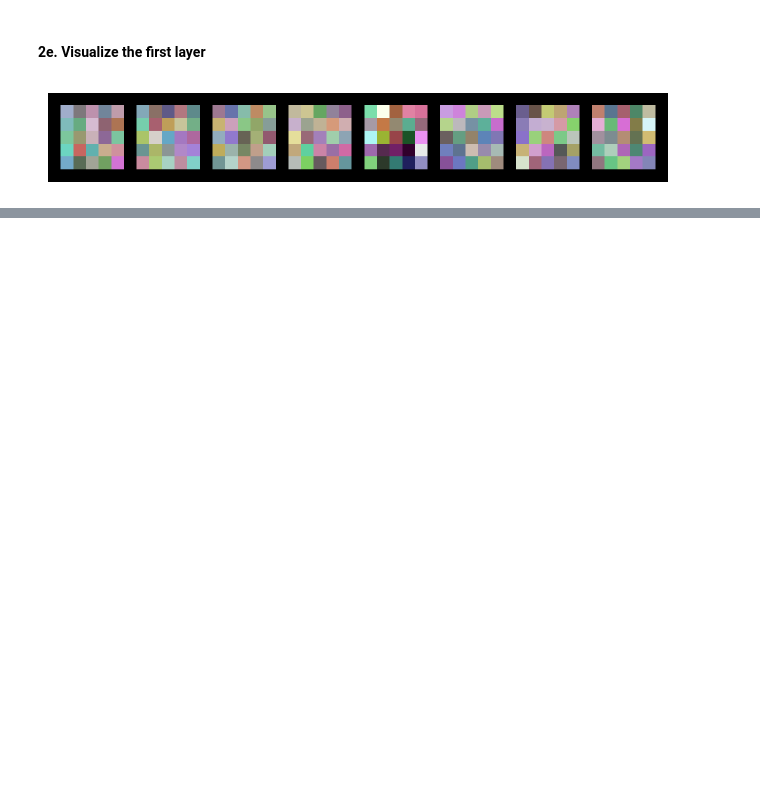
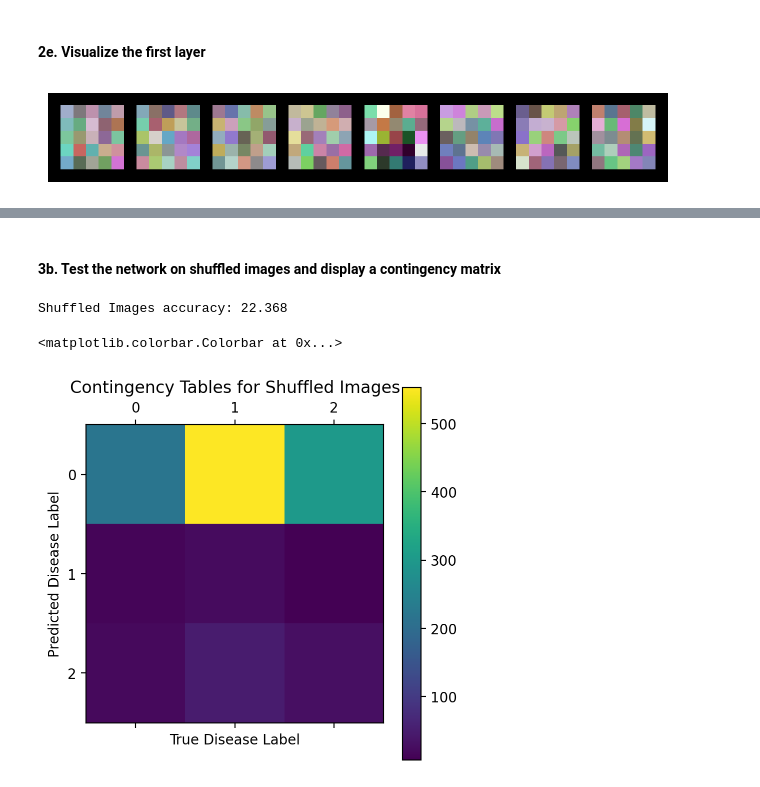
Before and after one commit to AllenJue/Image-Classification-CNN, a Jupyter notebook: Image Classification.ipynb, the cells around one changed output, grey strips where cells are left out. Drawn from its saved outputs; the diff is of its cells as text; code cells hidden in the pictures; blank space fills up the shorter version.

```diff
--- a/Image Classification.ipynb
+++ b/Image Classification.ipynb
@@ -417,0 +452,22 @@ plt.show()
+# %% [markdown]
+#### 3b. Test the network on shuffled images and display a contingency matrix
+# %%
+torch_shuffled_test_images = torch_inputs(shuffled_test_images)
+torch_test_labels = torch_labels(test_labels)
+
+acc, true, pred = test_network(model, torch_shuffled_test_images, torch_test_labels, "Shuffled Images")
+# %% [output]
+Shuffled Images accuracy: 22.368
+# %%
+# create contingency table
+contingency = np.zeros((3, 3))
+for (p, t) in zip(pred, true):
+    contingency[p][t] += 1
+plt.matshow(contingency)
+plt.title("Contingency Tables for Shuffled Images")
+plt.xlabel("True Disease Label")
+plt.ylabel("Predicted Disease Label")
+plt.colorbar()
+# %% [output]
+<matplotlib.colorbar.Colorbar at 0x...>
+[figure, added]
```
Also changed, not shown: parts of 17 cells of this notebook.
